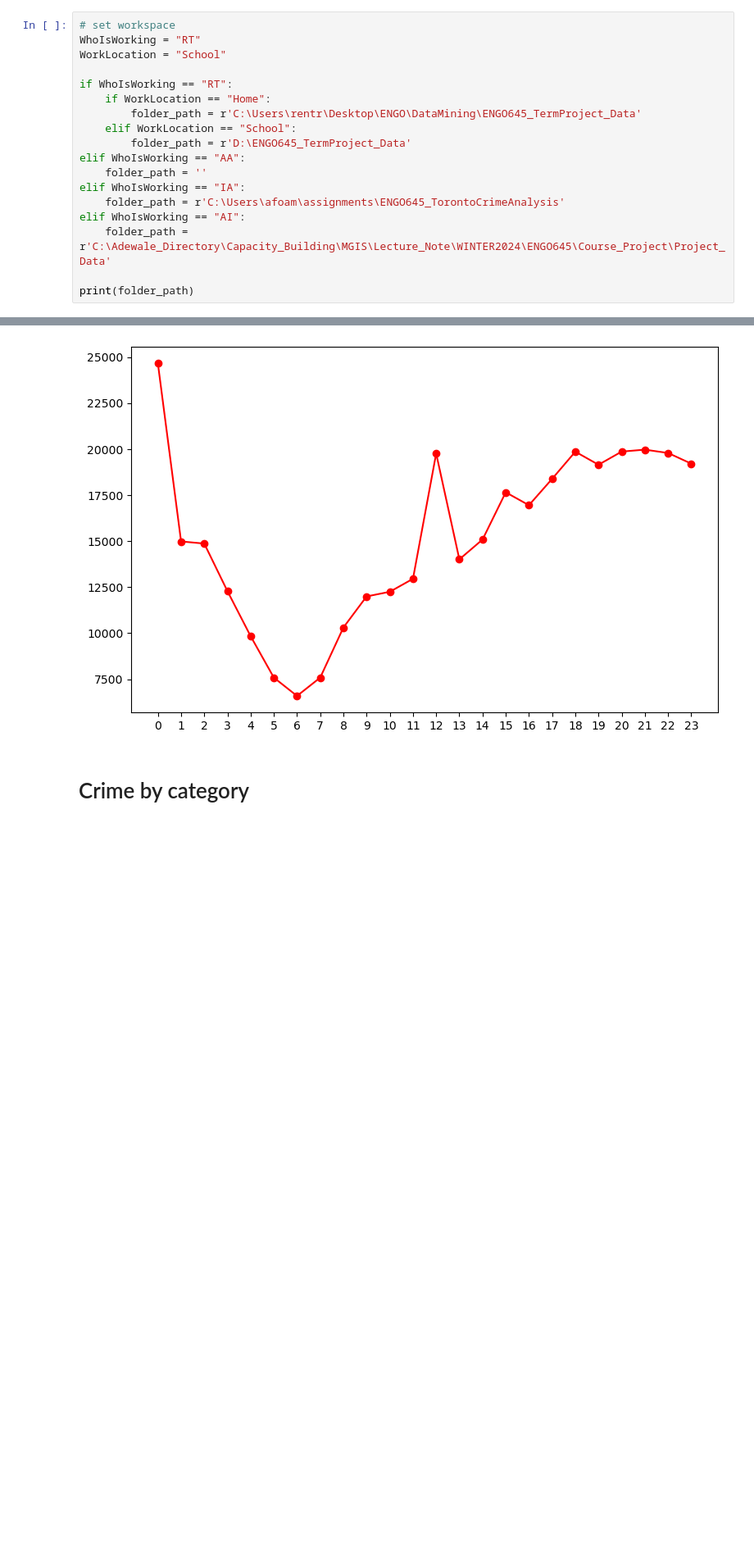
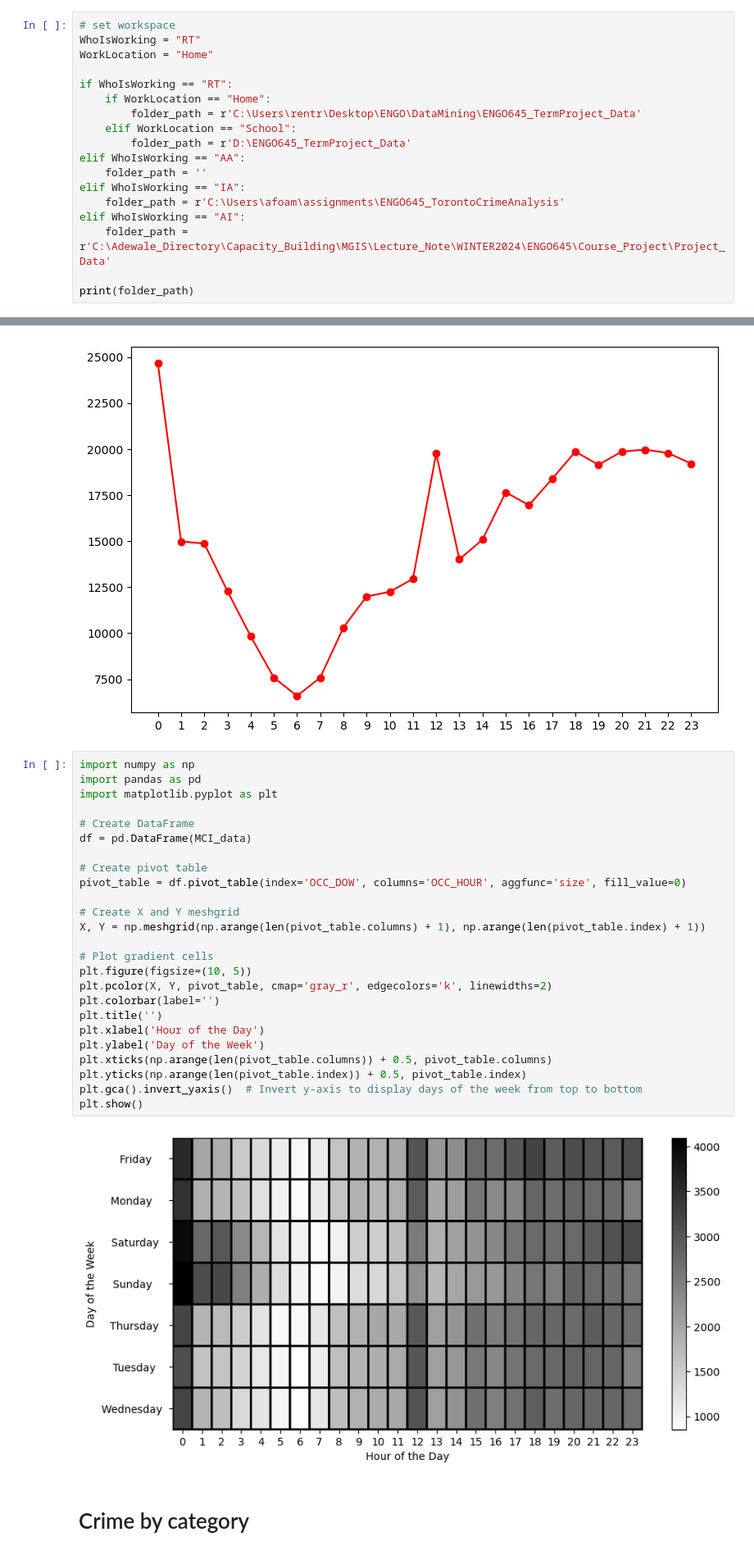
Before and after one commit to rentruong/ENGO645_TorontoCrimeAnalysis, a Jupyter notebook: DataExploration.ipynb, the cells around one changed output, grey strips where cells are left out. Shown at 82% size. Saved outputs shown, nothing was run; the diff lists cells and outputs as text; blank space fills up the shorter version.

```diff
--- a/DataExploration.ipynb
+++ b/DataExploration.ipynb
@@ -1,7 +1,7 @@
 # %%
 # set workspace
 WhoIsWorking = "RT"
-WorkLocation = "School"
+WorkLocation = "Home"
 
 if WhoIsWorking == "RT":
     if WorkLocation == "Home":
@@ -263,6 +263,33 @@ plt.tight_layout()
 plt.show()
 # %% [output]
 [figure]
+# %%
+import numpy as np
+import pandas as pd
+import matplotlib.pyplot as plt
+
+# Create DataFrame
+df = pd.DataFrame(MCI_data)
+
+# Create pivot table
+pivot_table = df.pivot_table(index='OCC_DOW', columns='OCC_HOUR', aggfunc='size', fill_value=0)
+
+# Create X and Y meshgrid
+X, Y = np.meshgrid(np.arange(len(pivot_table.columns) + 1), np.arange(len(pivot_table.index) + 1))
+
+# Plot gradient cells
+plt.figure(figsize=(10, 5))
+plt.pcolor(X, Y, pivot_table, cmap='gray_r', edgecolors='k', linewidths=2)
+plt.colorbar(label='')
+plt.title('')
+plt.xlabel('Hour of the Day')
+plt.ylabel('Day of the Week')
+plt.xticks(np.arange(len(pivot_table.columns)) + 0.5, pivot_table.columns)
+plt.yticks(np.arange(len(pivot_table.index)) + 0.5, pivot_table.index)
+plt.gca().invert_yaxis()  # Invert y-axis to display days of the week from top to bottom
+plt.show()
+# %% [output]
+[figure, added]
 # %% [markdown]
 # Crime by category
 # %%
```
Also changed, not shown: parts of 1 cell of this notebook.
